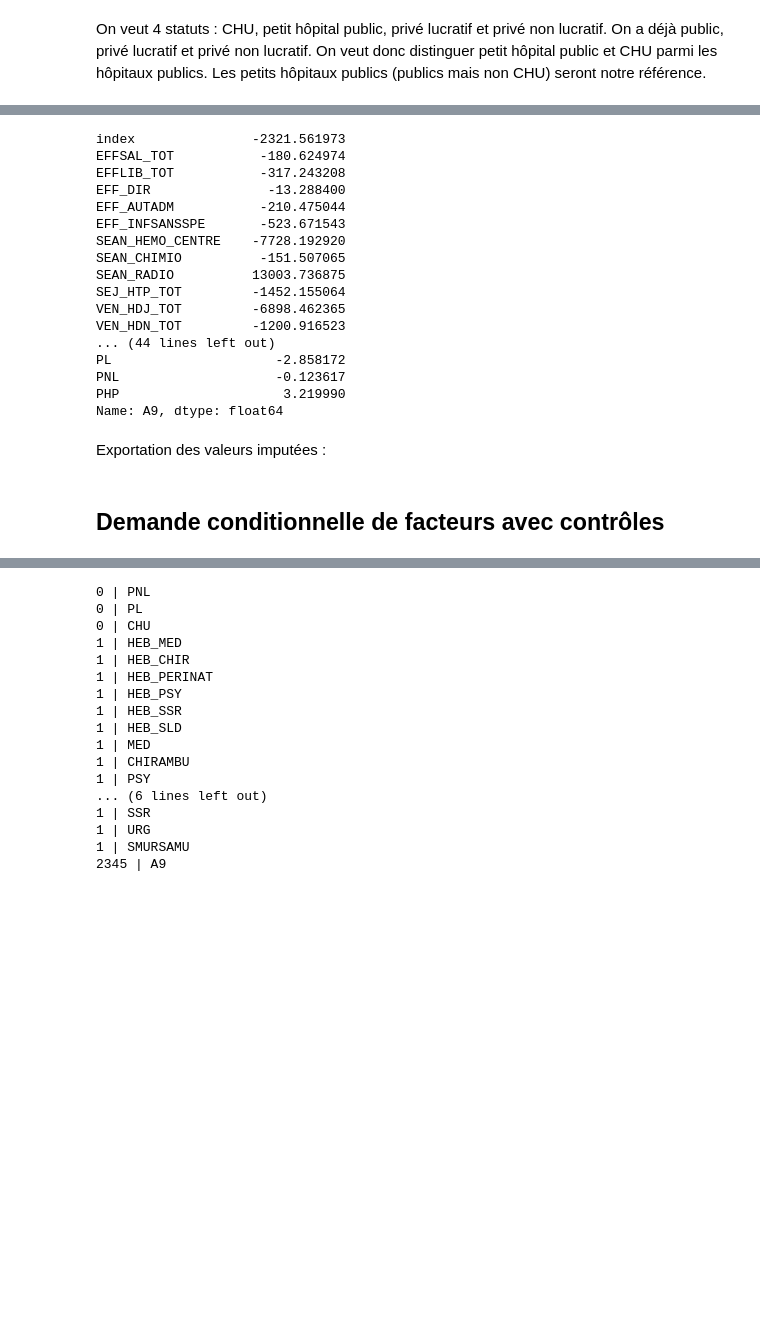
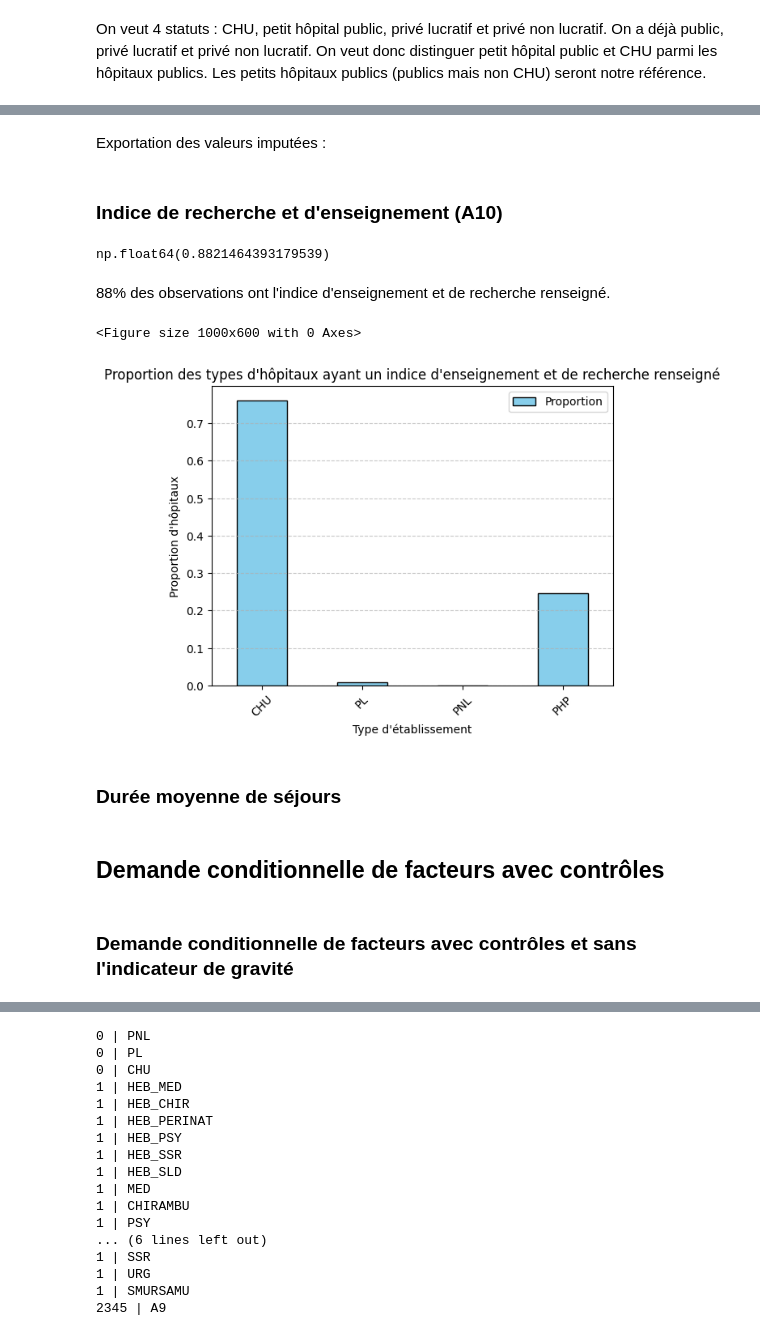
Before and after one commit to Alexandre484/StatApp, a Jupyter notebook: demande_cond_avec_controles.ipynb, the cells around one changed output, grey strips where cells are left out. Cells and saved outputs as stored; diff of their text form; code cells hidden in the pictures; blank space fills up the shorter version.

```diff
--- a/demande_cond_avec_controles.ipynb
+++ b/demande_cond_avec_controles.ipynb
@@ -196,27 +250,4 @@ plt.show()
-# %%
-data_cov = data.drop(columns=["FI","FI_EJ","RS",'Statut'])
-data_cov.cov()['A9']
-# %% [output]
-index               -2321.561973
-EFFSAL_TOT           -180.624974
-EFFLIB_TOT           -317.243208
-EFF_DIR               -13.288400
-EFF_AUTADM           -210.475044
-EFF_INFSANSSPE       -523.671543
-SEAN_HEMO_CENTRE    -7728.192920
-SEAN_CHIMIO          -151.507065
-SEAN_RADIO          13003.736875
-SEJ_HTP_TOT         -1452.155064
-VEN_HDJ_TOT         -6898.462365
-VEN_HDN_TOT         -1200.916523
-... (44 lines left out)
-PL                     -2.858172
-PNL                    -0.123617
-PHP                     3.219990
-Name: A9, dtype: float64
 # %%
-data_knn = data.copy()
-
 missing = 'A9'
 cov = ['EFFSAL_TOT', 'EFFLIB_TOT', 'EFF_DIR',
        'EFF_AUTADM', 'EFF_INFSANSSPE', 'SEAN_HEMO_CENTRE', 'SEAN_CHIMIO',
@@ -224,7 +255,7 @@ cov = ['EFFSAL_TOT', 'EFFLIB_TOT', 'EFF_DIR',
        'ENT', 'EFF_AID', 'SEJHP_MCO', 'SEJHC_MCO', 'PASSU',
        'HEB_MED', 'HEB_CHIR', 'HEB_PERINAT', 'HEB_PSY', 'HEB_SSR', 'HEB_SLD',
        'MED', 'CHIRAMBU', 'PSY', 'RTH', 'CHIMIO', 'IRC', 'IVGAMP', 'CPP',
-       'HAD', 'SSR', 'URG', 'SMURSAMU', 'A9', 'EFF_MED', 'EFF_ADMIN',
+       'HAD', 'SSR', 'URG', 'SMURSAMU', 'EFF_MED', 'EFF_ADMIN',
        'EFF_IDE', 'SEANCES', 'SEJ_PSY', 'SEJ_SSR', 'ENT_SLD', 'lURG',
        'lMCO_AMB', 'lMCO_COMP', 'lPSY', 'lSEANCES', 'lSSR', 'lSLD', 'lMED',
        'lIDE', 'lAID', 'lADMIN']
@@ -243,8 +274,42 @@ df_imputed_scaled = imputer.fit_transform(df_scaled)
 
 # Dénormalisation et remplacement
 df_temp = pd.DataFrame(scaler.inverse_transform(df_imputed_scaled), columns=cols_pour_knn)
-data['A9_imp'] = df_temp[missing].iloc[:, 0]
+data['A9_imp'] = df_temp[missing].values
 # %% [markdown]
 Exportation des valeurs imputées :
 # %%
 data[['FI','A9_imp']].to_csv("A9_imputed.csv", index=False)
+# %% [markdown]
+### Indice de recherche et d'enseignement (A10)
+# %%
+data['A10'].isna().sum()/data.shape[0]
+# %% [output]
+np.float64(0.8821464393179539)
+# %% [markdown]
+88% des observations ont l'indice d'enseignement et de recherche renseigné.
+# %%
+prop_chu_ens = data[(data['A10'].notna()) & (data['CHU'] == 1)].shape[0] / data[data["CHU"]==1].shape[0]
+prop_pl_ens = data[(data['A10'].notna()) & (data['PL'] == 1)].shape[0] / data[data["PL"]==1].shape[0]
+prop_pnl_ens = data[(data['A10'].notna()) & (data['PNL'] == 1)].shape[0] / data[data["PNL"]==1].shape[0]
+prop_php_ens =  data[(data['A10'].notna()) & (data['PHP'] == 1)].shape[0] / data[data["PHP"]==1].shape[0]
+
+plot_data = pd.DataFrame(
+    {'Proportion': [prop_chu_ens, prop_pl_ens, prop_pnl_ens, prop_php_ens]},
+    index=['CHU', 'PL', 'PNL','PHP']
+)
+
+plt.figure(figsize=(10, 6))
+plot_data.plot(kind='bar', color='skyblue', edgecolor='black')
+
+plt.title("Proportion des types d'hôpitaux ayant un indice d'enseignement et de recherche renseigné")
+plt.xlabel("Type d'établissement")
+plt.ylabel("Proportion d'hôpitaux")
+plt.xticks(rotation=45)
+plt.grid(axis='y', linestyle='--', alpha=0.7)
+
+plt.show()
+# %% [output]
+<Figure size 1000x600 with 0 Axes>
+[figure, added]
+# %% [markdown]
+### Durée moyenne de séjours
@@ -251,2 +318,4 @@ data[['FI','A9_imp']].to_csv("A9_imputed.csv", index=False)
 # %% [markdown]
 ## Demande conditionnelle de facteurs avec contrôles
+# %% [markdown]
+### Demande conditionnelle de facteurs avec contrôles et sans l'indicateur de gravité
```
Also changed, not shown: parts of 50 cells of this notebook, 4 other files.
